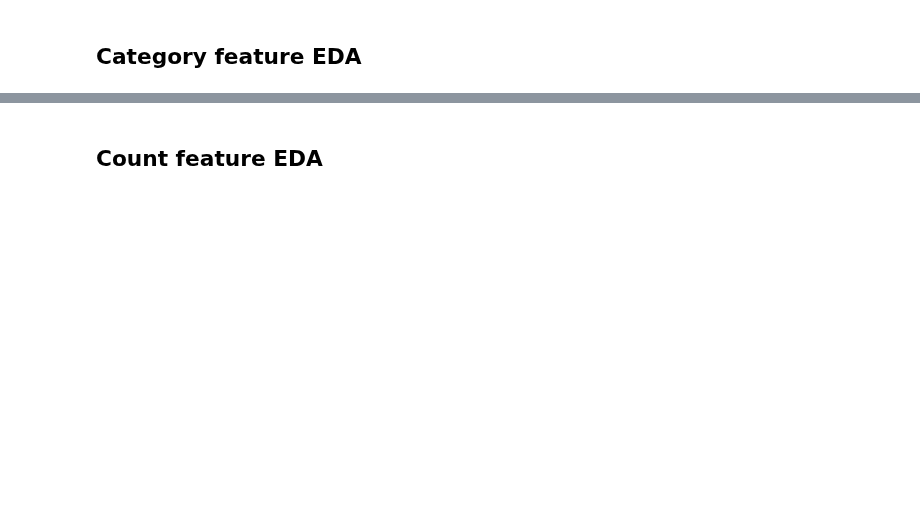
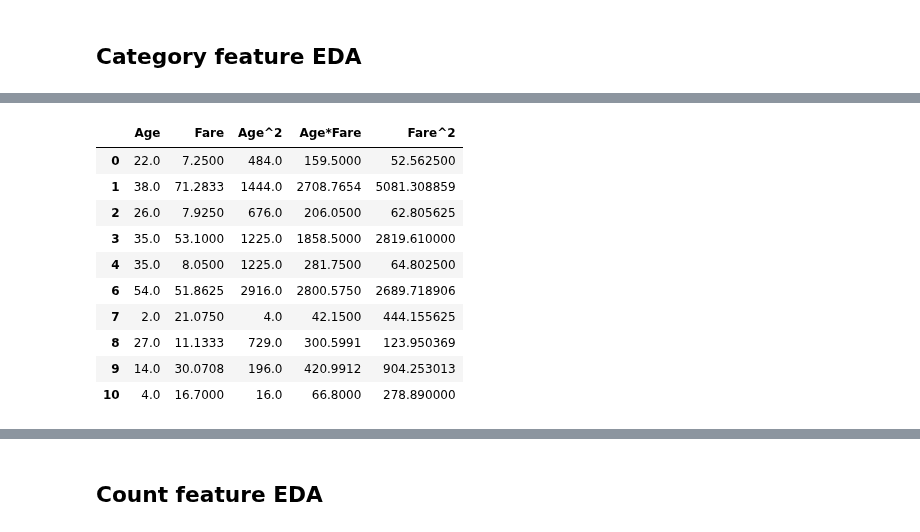
Before and after one commit to sudhu26/data-science-portfolio, a Jupyter notebook: kaggle/Titanic/kernel-Copy1.ipynb, the cells around one changed output, grey strips where cells are left out. Saved outputs shown, nothing was run; the diff lists cells and outputs as text; code cells hidden in the pictures; blank space fills up the shorter version.

```diff
--- a/kaggle/Titanic/kernel-Copy1.ipynb
+++ b/kaggle/Titanic/kernel-Copy1.ipynb
@@ -70,0 +130,19 @@ mlmachine_demo.update_dtypes()
+# %%
+poly = PandasTransformer(
+    PolynomialFeatures(include_bias=False)
+)
+poly.fit_transform(
+    mlmachine_demo.data[["Age","Fare"]]
+)[:10]
+# %% [output]
+|  | Age | Fare | Age^2 | Age*Fare | Fare^2 |
+| 0 | 22.0 | 7.2500 | 484.0 | 159.5000 | 52.562500 |
+| 1 | 38.0 | 71.2833 | 1444.0 | 2708.7654 | 5081.308859 |
+| 2 | 26.0 | 7.9250 | 676.0 | 206.0500 | 62.805625 |
+| 3 | 35.0 | 53.1000 | 1225.0 | 1858.5000 | 2819.610000 |
+| 4 | 35.0 | 8.0500 | 1225.0 | 281.7500 | 64.802500 |
+| 6 | 54.0 | 51.8625 | 2916.0 | 2800.5750 | 2689.718906 |
+| 7 | 2.0 | 21.0750 | 4.0 | 42.1500 | 444.155625 |
+| 8 | 27.0 | 11.1333 | 729.0 | 300.5991 | 123.950369 |
+| 9 | 14.0 | 30.0708 | 196.0 | 420.9912 | 904.253013 |
+| 10 | 4.0 | 16.7000 | 16.0 | 66.8000 | 278.890000 |
```
Also changed, not shown: parts of 9 cells of this notebook, 1 other file.
